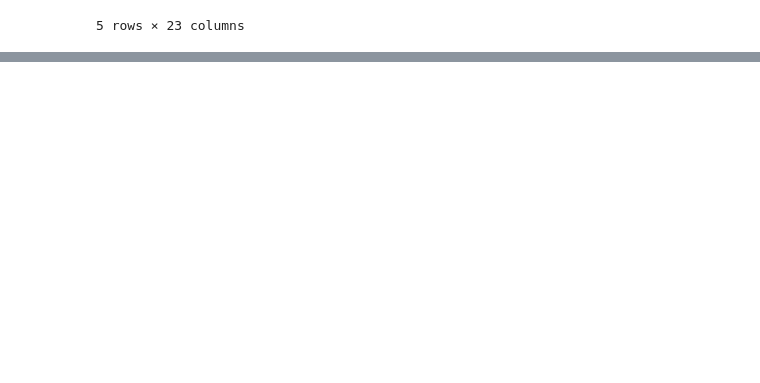
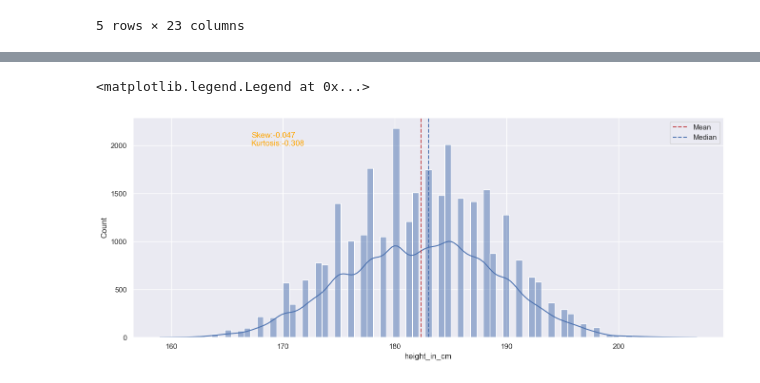
Before and after one commit to harleme05/classwork, a Jupyter notebook: w8.1-uni-viz.ipynb, the cells around one changed output, grey strips where cells are left out. Saved outputs shown, nothing was run; the diff lists cells and outputs as text; code cells hidden in the pictures; blank space fills up the shorter version.

Commit message:
create better height function

```diff
--- a/w8.1-uni-viz.ipynb
+++ b/w8.1-uni-viz.ipynb
@@ -46,0 +50,27 @@ plt.show()
+# %%
+# hist in sns
+df1 = df.loc[df["height_in_cm"]>150]
+plt.figure(figsize=(16,6))
+hts = df1["height_in_cm"]
+sns.set_theme(style="darkgrid")
+hist = sns.histplot(data=df1, x="height_in_cm", kde=True)
+plt.xlabel("height_in_cm")
+sk = stats.skew(hts, nan_policy="omit")
+kurt = stats.kurtosis(hts, nan_policy="omit")
+text = f"Skew:{sk:.3f}\nKurtosis:{kurt:.3f}"
+ # plt.text(x=110, y=250, s=text, ha="center", va = "center", fontsize = 12, color = "orange")
+plt.text(
+    x=0.2,
+    y=0.90,
+    s=text,
+   # ha="center",
+    va = "center",
+    fontsize = 12,
+    color = "orange",
+    transform=plt.gca().transAxes)
+plt.axvline(x=hts.mean(), color = "r", linestyle = "--", label = "Mean")
+plt.axvline(x=hts.median(), color = "b",linestyle = "--", label="Median")
+plt.legend()
+# %% [output]
+<matplotlib.legend.Legend at 0x...>
+[figure, added]
```
Also changed, not shown: parts of 3 cells of this notebook, 1 other file.
